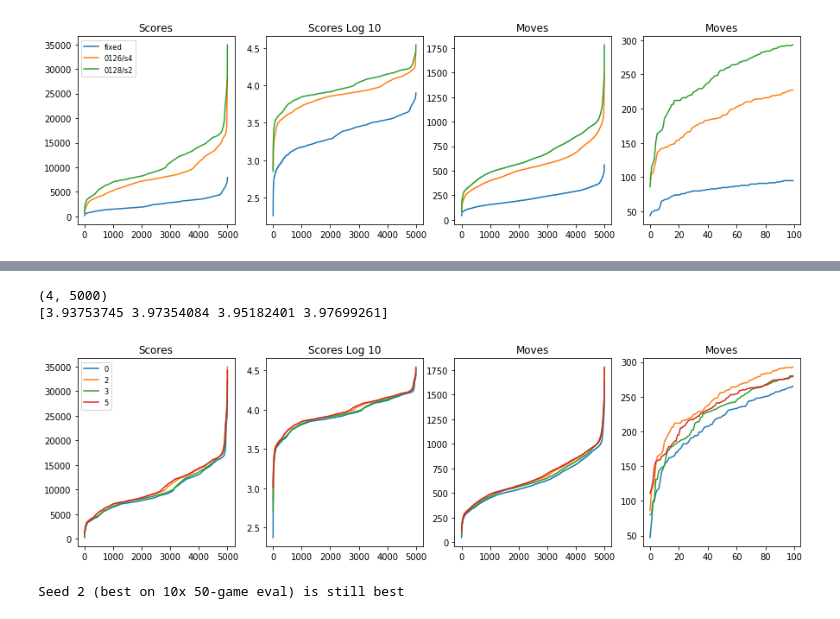
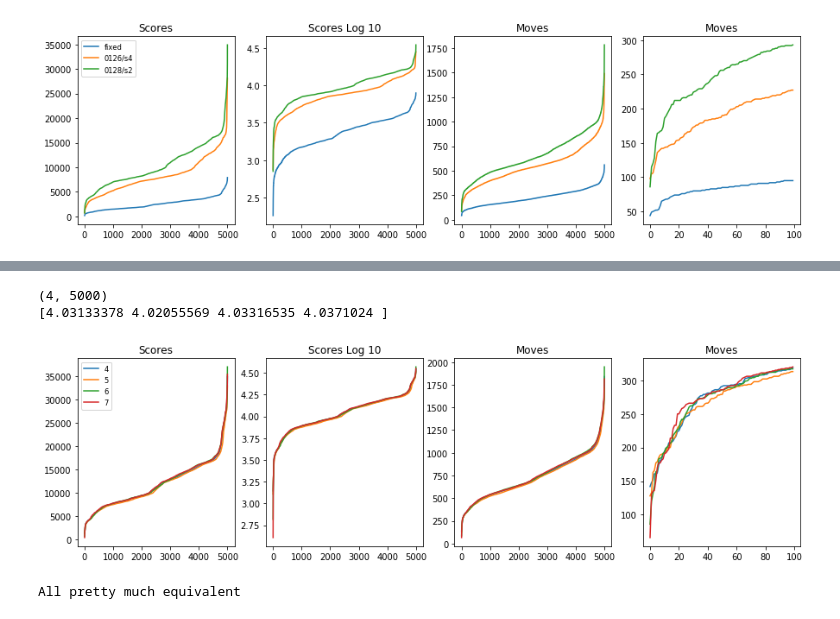
Before and after one commit to fqjin/2048NN, a Jupyter notebook: notebooks/compare_models.ipynb, the cells around one changed output, grey strips where cells are left out. Drawn from its saved outputs; the diff is of its cells as text; code cells hidden in the pictures.

Commit message:
Train on 600 games.

```diff
--- a/notebooks/compare_models.ipynb
+++ b/notebooks/compare_models.ipynb
@@ -183,13 +212,13 @@ plot_results(s_list, log_scores, m_list, names)
 # %%
-names = [f'20200128/20_400_soft3.5c64b3_p10_bs2048lr0.08d0.0_s{s}pre_best' for s in (0,2,3,5)]
+names = [f'20200130/0_600_soft3.5c64b3_p10_bs2048lr0.08d0.0_s{s}pre_best' for s in (4,5,6,7)]
 
 s_list, m_list, log_scores = get_results(names)
-names = (0,2,3,5)
+names = (4,5,6,7)
 
 plot_results(s_list, log_scores, m_list, names)
-print('Seed 2 (best on 10x 50-game eval) is still best')
+print('All pretty much equivalent')
 # %% [output]
 (4, 5000)
-[3.93753745 3.97354084 3.95182401 3.97699261]
+[4.03133378 4.02055569 4.03316535 4.0371024 ]
-[figure, old version]
+[figure, new version]
-Seed 2 (best on 10x 50-game eval) is still best
+All pretty much equivalent
```
Also changed, not shown: parts of 7 cells of this notebook, 4 other files.
